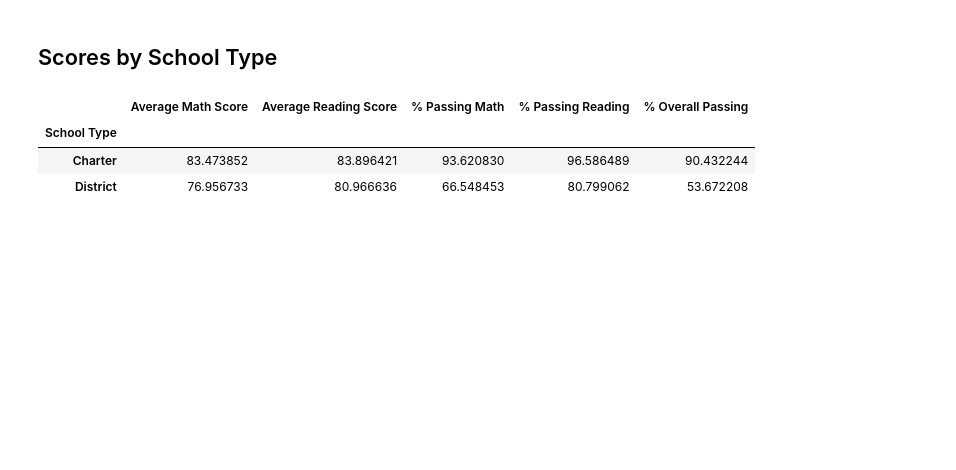
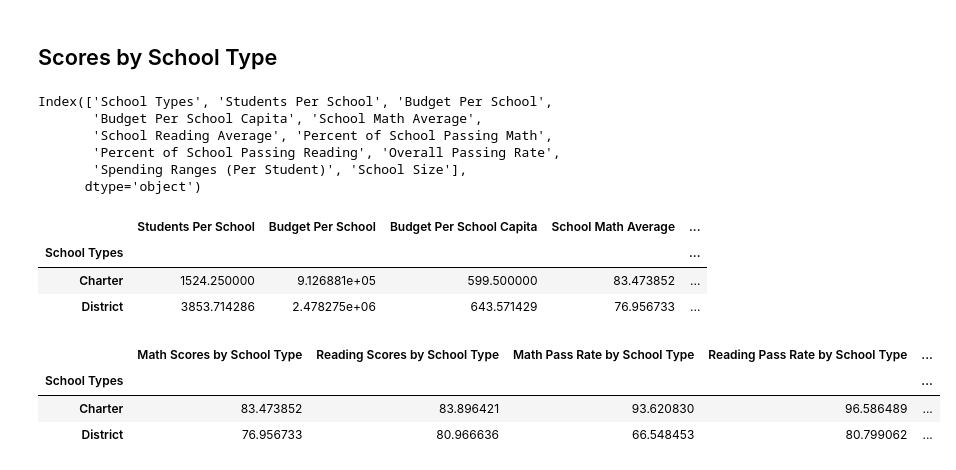
Before and after one commit to NeonOstrich/School-Resources-and-Outcomes-Analysis-in-Jupyter-Notebook, a Jupyter notebook: PyCitySchools/PyCitySchools_me.ipynb, the cells around one changed output. Saved outputs shown, nothing was run; the diff lists cells and outputs as text; code cells hidden in the pictures; blank space fills up the shorter version.

```diff
--- a/PyCitySchools/PyCitySchools_me.ipynb
+++ b/PyCitySchools/PyCitySchools_me.ipynb
@@ -249,2 +256,4 @@ per_school_summary_df = pd.DataFrame(per_school_summary, columns = ["School Type
+# %%
+school_spending_df = per_school_summary_df.copy()
 # %%
 # Formatting
@@ -389,4 +424,4 @@ spending_bins = [0, 585, 630, 645, 680]
 labels = ["<$585", "$585-630", "$630-645", "$645-680"]
 # %%
 # Create a copy of the school summary since it has the "Per Student Budget"
-school_spending_df = per_school_summary.copy()
+#school_spending_df = per_school_summary_df.copy()
@@ -434,6 +497,6 @@ labels = ["Small (<1000)", "Medium (1000-2000)", "Large (2000-5000)"]
 # Categorize the spending based on the bins
 # Use `pd.cut` on the "Total Students" column of the `per_school_summary` DataFrame.
 
-per_school_summary["School Size"] = pd.cut(per_school_summary["Students Per School"], size_bins, labels=labels, include_lowest=True)
+school_spending_df["School Size"] = pd.cut(school_spending_df["Students Per School"], size_bins, labels=labels, include_lowest=True)
 # %%
 # Calculate averages for the desired columns.
@@ -472,14 +533,14 @@ per_school_summary["School Type"] = pd.cut(per_school_summary["School Types"], t
 # %%
 # Group the per_school_summary DataFrame by "School Type" and average the results.
-type_bins = ['Charter', 'District']
-labels = ['Charter', 'District']
-per_school_summary["School Type"] = pd.cut(per_school_summary["School Types"], type_bins, labels=labels, include_lowest=True)
+#type_bins = ['Charter', 'District']
+#labels = ['Charter', 'District']
+#school_spending_df["School Type"] = pd.cut(school_spending_df["School Types"], type_bins, labels=labels, include_lowest=True)
 
-type_math_scores = per_school_summary.groupby(["School Types"]).mean()["School Math Average"]
-type_reading_scores = per_school_summary.groupby(["School Types"]).mean()["School Reading Average"]
-type_passing_math = per_school_summary.groupby(["School Types"]).mean()["Percent of School Passing Math"]
-type_passing_reading = per_school_summary.groupby(["School Types"]).mean()["Percent of School Passing Reading"]
-type_overall_passing = per_school_summary.groupby(["School Types"]).mean()["Overall Passing Rate"]
+type_math_scores = school_spending_df.groupby(["School Types"]).mean()
+type_reading_scores = school_spending_df.groupby(["School Types"]).mean()
+type_passing_math = school_spending_df.groupby(["School Types"]).mean()
+type_passing_reading = school_spending_df.groupby(["School Types"]).mean()
+type_overall_passing = school_spending_df.groupby(["School Types"]).mean()
 
 
 # Use the code provided to select new column data
@@ -488,24 +549,40 @@ average_reading_score_by_type = type_reading_scores["School Reading Average"]
 average_percent_passing_math_by_type = type_passing_math["Percent of School Passing Math"]
 average_percent_passing_reading_by_type = type_passing_reading["Percent of School Passing Reading"]
 average_percent_overall_passing_by_type = type_overall_passing["Overall Passing Rate"]
+# %%
+school_spending_df.columns
+# %% [output]
+Index(['School Types', 'Students Per School', 'Budget Per School',
+       'Budget Per School Capita', 'School Math Average',
+       'School Reading Average', 'Percent of School Passing Math',
+       'Percent of School Passing Reading', 'Overall Passing Rate',
+       'Spending Ranges (Per Student)', 'School Size'],
+      dtype='object')
+# %%
+type_math_scores
+# %% [output]
+|  | Students Per School | Budget Per School | Budget Per School Capita | School Math Average | ... |
+| School Types |  |  |  |  | ... |
+| Charter | 1524.250000 | 9.126881e+05 | 599.500000 | 83.473852 | ... |
+| District | 3853.714286 | 2.478275e+06 | 643.571429 | 76.956733 | ... |
 # %%
 # Assemble the new data by type into a DataFrame called `type_summary`
-type_summary = ({"Math Scores by School Type": [type_math_scores],
-                "Reading Scores by School Type": [type_reading_scores],
-                "Math Pass Rate by School Type": [type_passing_math],
-                "Reading Pass Rate by School Type": [type_passing_reading],
-                "Overall Pass Rate by School Type": [type_overall_passing]})
+type_summary = {"Math Scores by School Type": average_math_score_by_type,
+                "Reading Scores by School Type": average_reading_score_by_type,
+                "Math Pass Rate by School Type": average_percent_passing_math_by_type,
+                "Reading Pass Rate by School Type": average_percent_passing_reading_by_type,
+                "Overall Pass Rate by School Type": average_percent_overall_passing_by_type}
 
 type_summary_df = pd.DataFrame(type_summary, columns = ["Math Scores by School Type",\
                                                        "Reading Scores by School Type",\
                                                        "Math Pass Rate by School Type",\
                                                        "Reading Pass Rate by School Type",\
                                                        "Overall Pass Rate by School Type"])
 
 # Display results
 type_summary_df
 # %% [output]
-|  | Average Math Score | Average Reading Score | % Passing Math | % Passing Reading | % Overall Passing |
-| School Type |  |  |  |  |  |
-| Charter | 83.473852 | 83.896421 | 93.620830 | 96.586489 | 90.432244 |
-| District | 76.956733 | 80.966636 | 66.548453 | 80.799062 | 53.672208 |
+|  | Math Scores by School Type | Reading Scores by School Type | Math Pass Rate by School Type | Reading Pass Rate by School Type | ... |
+| School Types |  |  |  |  | ... |
+| Charter | 83.473852 | 83.896421 | 93.620830 | 96.586489 | ... |
+| District | 76.956733 | 80.966636 | 66.548453 | 80.799062 | ... |
```
Also changed, not shown: parts of 32 cells of this notebook.
